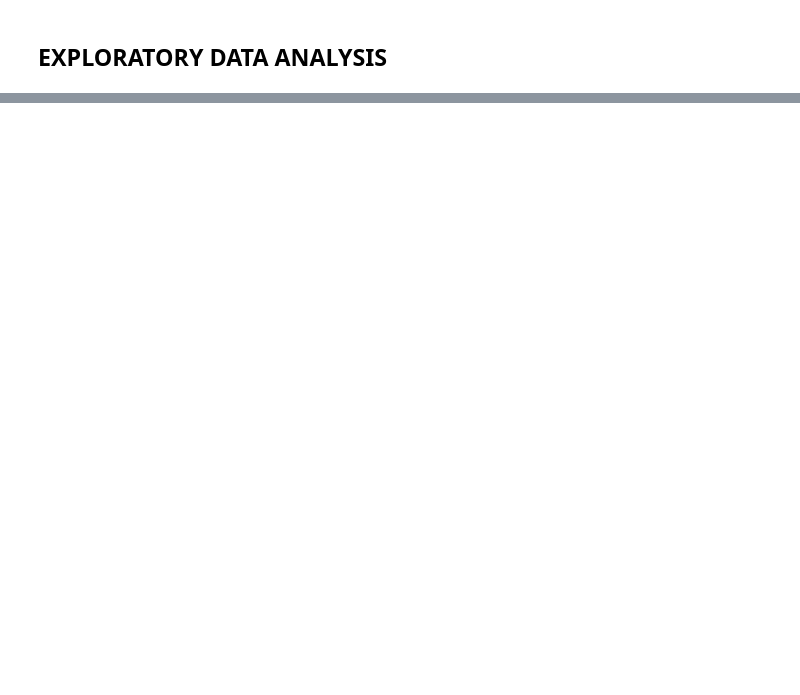
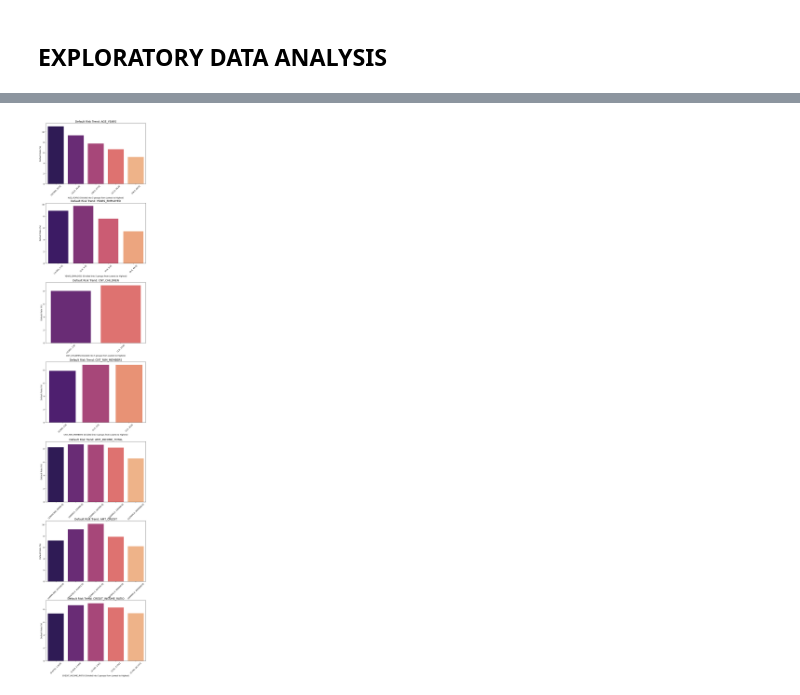
Before and after one commit to DvectorPrime/lendiq, a Jupyter notebook: ml-service/notebooks/Data Cleaning and EDA.ipynb, the cells around one changed output, grey strips where cells are left out. Saved outputs shown, nothing was run; the diff lists cells and outputs as text; code cells hidden in the pictures; blank space fills up the shorter version.

```diff
--- a/ml-service/notebooks/Data Cleaning and EDA.ipynb
+++ b/ml-service/notebooks/Data Cleaning and EDA.ipynb
@@ -274,0 +424,16 @@ NameError: name 'ss' is not defined
+# %%
+# 1. Clean Income Type
+income_to_replace = ['Unemployed', 'Student', 'Businessman', 'Maternity leave']
+df_final['NAME_INCOME_TYPE'] = df_final['NAME_INCOME_TYPE'].replace(income_to_replace, 'Other')
+
+# 2. Clean Education Type
+df_final['NAME_EDUCATION_TYPE'] = df_final['NAME_EDUCATION_TYPE'].replace(['Academic degree'], 'Higher education')
+
+# 3. Clean Housing Type
+housing_to_replace = ['Office apartment', 'Co-op apartment']
+df_final['NAME_HOUSING_TYPE'] = df_final['NAME_HOUSING_TYPE'].replace(housing_to_replace, 'Other_Rented')
+
+# Verify the new, cleaner distributions
+print(df_final['NAME_INCOME_TYPE'].value_counts())
+print(df_final['NAME_HOUSING_TYPE'].value_counts())
+print(df_final['NAME_EDUCATION_TYPE'].value_counts())
@@ -274,0 +500,50 @@ NameError: name 'ss' is not defined
+# %%
+import pandas as pd
+import seaborn as sns
+import matplotlib.pyplot as plt
+
+# 1. The numerical columns you want to check
+num_cols_to_check = [
+    'AGE_YEARS', 'YEARS_EMPLOYED', 'CNT_CHILDREN',
+    'CNT_FAM_MEMBERS', 'AMT_INCOME_TOTAL', 'AMT_CREDIT',
+    'CREDIT_INCOME_RATIO'
+]
+
+# Set up a tall grid for our plots
+fig, axes = plt.subplots(len(num_cols_to_check), 1, figsize=(10, 6 * len(num_cols_to_check)))
+fig.tight_layout(pad=8.0)
+
+for i, col in enumerate(num_cols_to_check):
+
+    # 2. Chop the data into 5 equal-sized buckets (Quantiles)
+    # duplicates='drop' handles columns like CNT_CHILDREN where many people have exactly 0
+    df_final['TEMP_BIN'] = pd.qcut(df_final[col], q=5, duplicates='drop')
+
+    # 3. Calculate the percentage of defaulters in each bucket
+    risk_data = df_final.groupby('TEMP_BIN', observed=False)['TARGET'].mean() * 100
+    risk_data = risk_data.reset_index()
+
+    # Convert the intervals to strings so Seaborn plots them nicely on the X-axis
+    risk_data['TEMP_BIN'] = risk_data['TEMP_BIN'].astype(str)
+
+    # 4. Draw the Bar Chart
+    sns.barplot(
+        x='TEMP_BIN',
+        y='TARGET',
+        data=risk_data,
+        ax=axes[i],
+        palette='magma'
+    )
+
+    axes[i].set_title(f"Default Risk Trend: {col}", fontsize=14)
+    axes[i].set_xlabel(f"{col} (Divided into 5 groups from Lowest to Highest)")
+    axes[i].set_ylabel("Default Rate (%)")
+
+    # Rotate the x-axis labels so the bin ranges are easy to read
+    axes[i].tick_params(axis='x', rotation=45)
+
+# Clean up by dropping the temporary bin column so it doesn't clutter your dataset
+df_final = df_final.drop(columns=['TEMP_BIN'])
+
+plt.show()
+# %% [output]
@@ -274,0 +567 @@ NameError: name 'ss' is not defined
+[figure, added]
```
Also changed, not shown: parts of 11 cells of this notebook.
